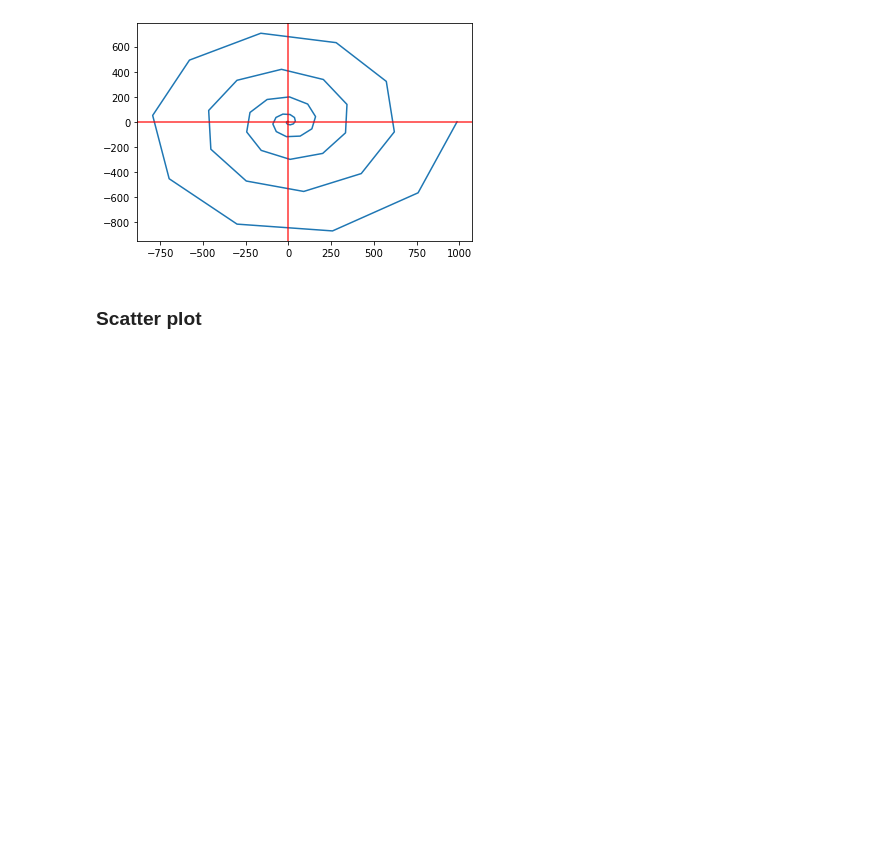
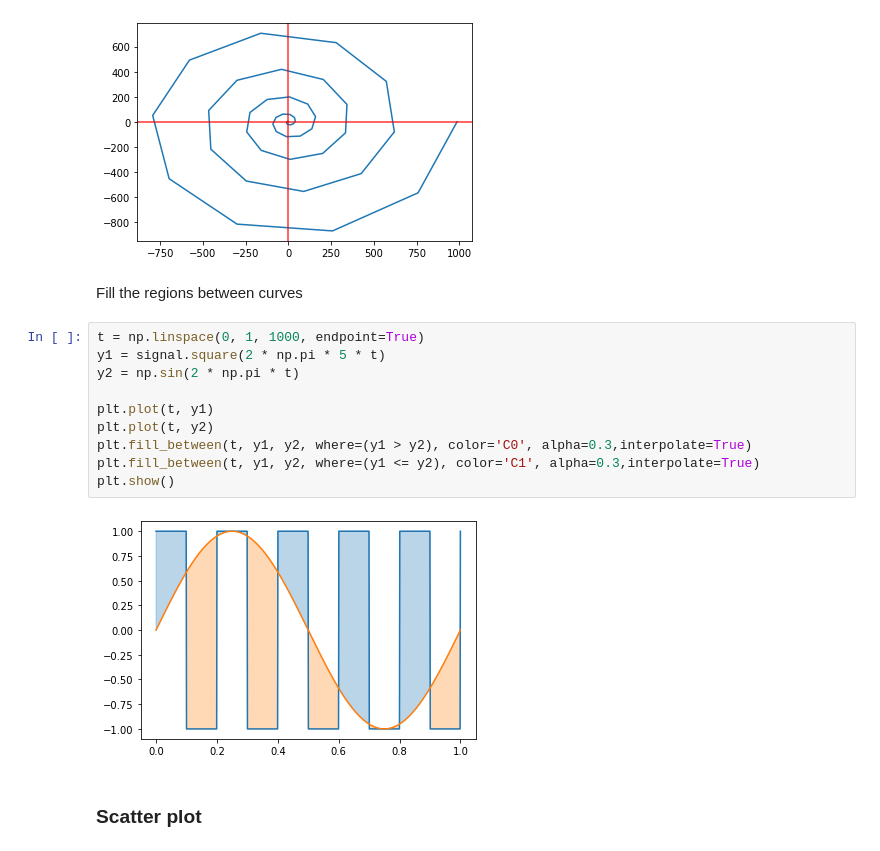
Before and after one commit to claudia-hm/datascience-explained, a Jupyter notebook: visualization/Matplotlib basics.ipynb, the cells around one changed output. Drawn from its saved outputs; the diff is of its cells as text; blank space fills up the shorter version.

```diff
--- a/visualization/Matplotlib basics.ipynb
+++ b/visualization/Matplotlib basics.ipynb
@@ -79,6 +80,20 @@ plt.axvline(0, alpha=0.8, color='r')
 plt.show()
 # %% [output]
 [figure]
+# %% [markdown]
+Fill the regions between curves
+# %%
+t = np.linspace(0, 1, 1000, endpoint=True)
+y1 = signal.square(2 * np.pi * 5 * t)
+y2 = np.sin(2 * np.pi * t)
+
+plt.plot(t, y1)
+plt.plot(t, y2)
+plt.fill_between(t, y1, y2, where=(y1 > y2), color='C0', alpha=0.3,interpolate=True)
+plt.fill_between(t, y1, y2, where=(y1 <= y2), color='C1', alpha=0.3,interpolate=True)
+plt.show()
+# %% [output]
+[figure, added]
 # %% [markdown]
 ### Scatter plot <a class="anchor" id="2.2"></a>
 # %% [markdown]
```
Also changed, not shown: parts of 7 cells of this notebook.
